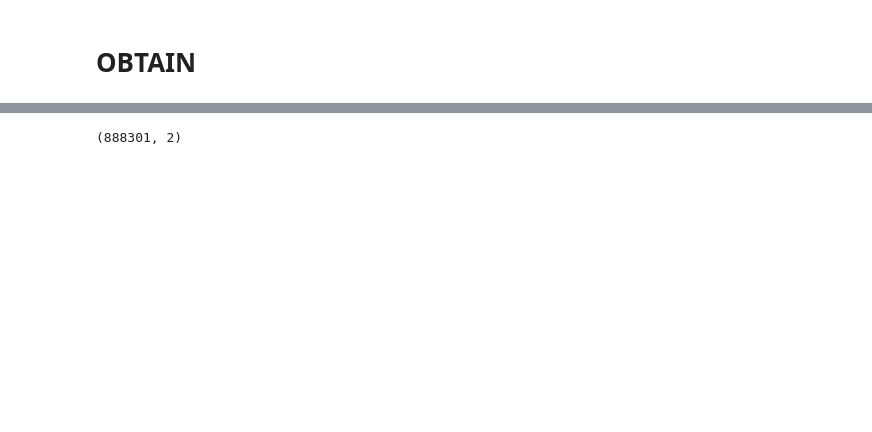
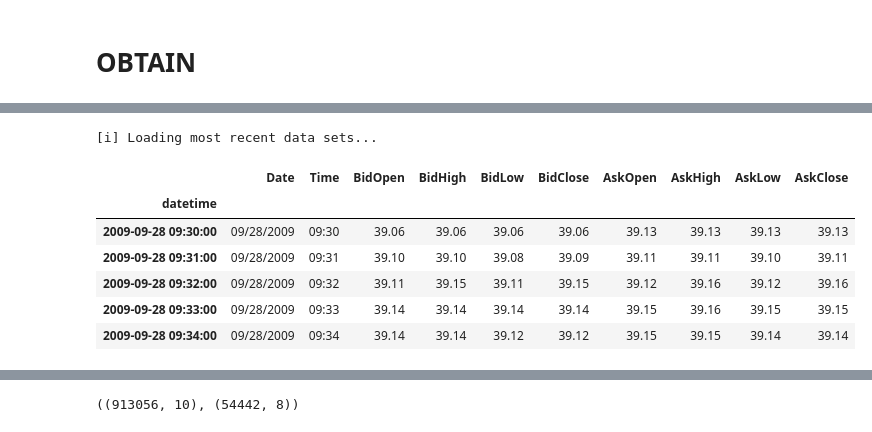
Before and after one commit to jirvingphd/capstone-project-using-trumps-tweets-to-predict-stock-market, a Jupyter notebook: Capstone Restarted 10-2020.ipynb, the cells around one changed output, grey strips where cells are left out. Drawn from its saved outputs; the diff is of its cells as text; code cells hidden in the pictures; blank space fills up the shorter version.

```diff
--- a/Capstone Restarted 10-2020.ipynb
+++ b/Capstone Restarted 10-2020.ipynb
@@ -23,3 +1,6 @@ sys.path.append('py_files/')
+# %%
+## Control Downloading fresh data
+DOWNLOAD_DATA = False
 # %% [markdown]
 # OBTAIN
 # %% [markdown]
@@ -75,11 +87,3 @@ def download_stock_data(fpath='data/ive_minute_tick_bidask_API.csv',
         print(' - ',fpath)
 
     return pd.read_csv(fpath,parse_dates=['datetime'],index_col='datetime')
-# %%
-# stock_df = download_stock_data_csv()
-stock_df = pd.read_csv('data/ive_minute_tick_bidask_API.csv',
-                       parse_dates=['datetime'],
-                       index_col='datetime')
-
-## Remove Other Columns
-stock_df = stock_df[['BidOpen','BidClose']]
@@ -85,0 +134,44 @@ stock_df = stock_df[['BidOpen','BidClose']]
+# %%
+## DOWNLOAD THE DATA IF REQUESTED
+if DOWNLOAD_DATA:
+    print('[i] Downoading data sets...')
+    stock_df = download_stock_data()
+    tweets = download_trump_tweets()
+
+else:
+    print('[i] Loading most recent data sets...')
+    ## Get list of current csvs
+    files_glob = glob.glob('data/*.csv')
+    stock_files = list(filter(lambda x: 'ive_minute' in x, files_glob))
+    tweet_files = list(filter(lambda x: 'tweet' in x, files_glob))
+
+
+    ## make dictionaries of file date modifieds
+    TWEET_FILES = {}
+    for file in tweet_files:
+        TWEET_FILES[file] = pd.to_datetime(time.ctime(os.path.getmtime(file)))
+
+    STOCK_FILES = {}
+    for file in stock_files:
+        STOCK_FILES[file] = pd.to_datetime(time.ctime(os.path.getmtime(file)))
+
+
+    ## Get most recent files
+    recent_stocks = pd.Series(STOCK_FILES).idxmax()
+    recent_tweets = pd.Series(TWEET_FILES).idxmax()
+
+    ## Load in the csvs
+    tweets = pd.read_csv(recent_tweets,parse_dates=['date'])
+    stock_df = pd.read_csv(recent_stocks,parse_dates=['datetime'],index_col='datetime')
+
+## Display Preview of DFs
+display(stock_df.head(),tweets.head())
+# %% [output]
+[i] Loading most recent data sets...
+|  | Date | Time | BidOpen | BidHigh | BidLow | BidClose | AskOpen | AskHigh | AskLow | AskClose |
+| datetime |  |  |  |  |  |  |  |  |  |  |
+| 2009-09-28 09:30:00 | 09/28/2009 | 09:30 | 39.06 | 39.06 | 39.06 | 39.06 | 39.13 | 39.13 | 39.13 | 39.13 |
+| 2009-09-28 09:31:00 | 09/28/2009 | 09:31 | 39.10 | 39.10 | 39.08 | 39.09 | 39.11 | 39.11 | 39.10 | 39.11 |
+| 2009-09-28 09:32:00 | 09/28/2009 | 09:32 | 39.11 | 39.15 | 39.11 | 39.15 | 39.12 | 39.16 | 39.12 | 39.16 |
+| 2009-09-28 09:33:00 | 09/28/2009 | 09:33 | 39.14 | 39.14 | 39.14 | 39.14 | 39.15 | 39.16 | 39.15 | 39.15 |
+| 2009-09-28 09:34:00 | 09/28/2009 | 09:34 | 39.14 | 39.14 | 39.12 | 39.12 | 39.15 | 39.15 | 39.14 | 39.14 |
@@ -86,4 +184,4 @@ stock_df = stock_df[['BidOpen','BidClose']]
 # %%
-stock_df.shape
+stock_df.shape, tweets.shape
 # %% [output]
-(888301, 2)
+((913056, 10), (54442, 8))
```
Also changed, not shown: parts of 23 cells of this notebook, 6 other files.
